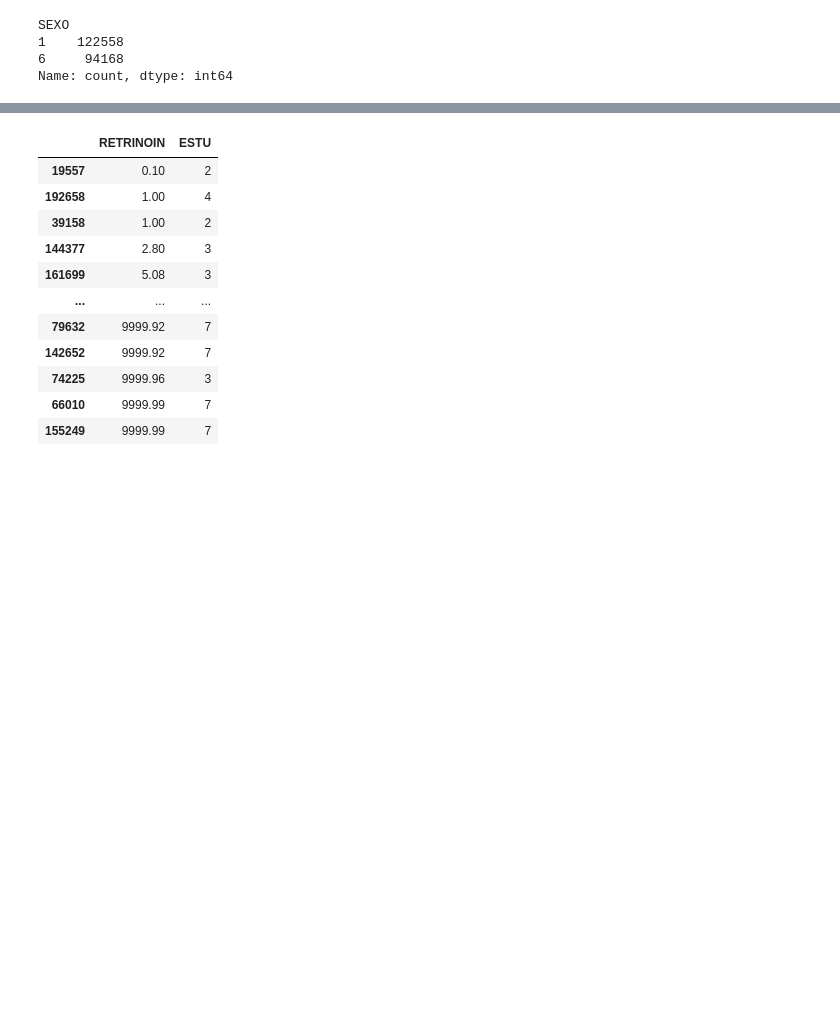
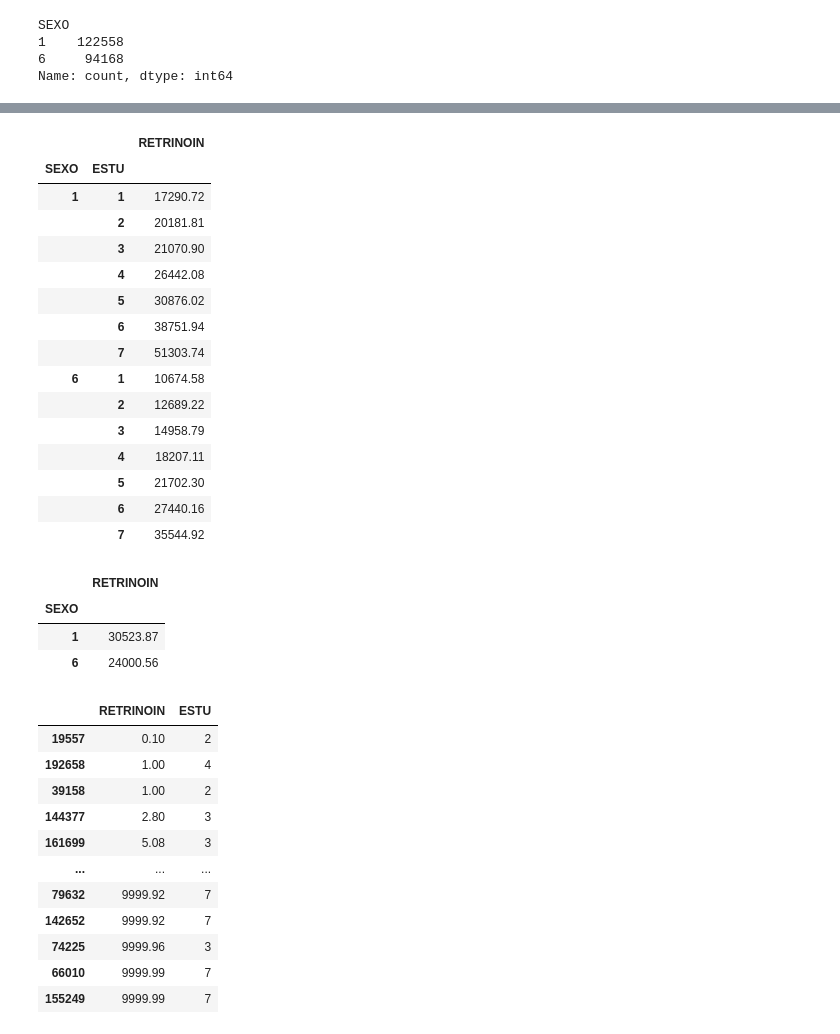
Before and after one commit to Gbau11/Empleo-Espa-a, a Jupyter notebook: code/empleo.ipynb, the cells around one changed output, grey strips where cells are left out. Cells and saved outputs as stored; diff of their text form; code cells hidden in the pictures; blank space fills up the shorter version.

```diff
--- a/code/empleo.ipynb
+++ b/code/empleo.ipynb
@@ -73,6 +120,32 @@ salarios = salarios[salarios['RETRINOIN']!=0]
+# %%
+sal.groupby(['SEXO','ESTU']).agg({'RETRINOIN':'mean'})
+# %% [output]
+|  |  | RETRINOIN |
+| SEXO | ESTU |  |
+| 1 | 1 | 17290.72 |
+|  | 2 | 20181.81 |
+|  | 3 | 21070.90 |
+|  | 4 | 26442.08 |
+|  | 5 | 30876.02 |
+|  | 6 | 38751.94 |
+|  | 7 | 51303.74 |
+| 6 | 1 | 10674.58 |
+|  | 2 | 12689.22 |
+|  | 3 | 14958.79 |
+|  | 4 | 18207.11 |
+|  | 5 | 21702.30 |
+|  | 6 | 27440.16 |
+|  | 7 | 35544.92 |
 # %%
 sal1 = salarios[salarios['RETRINOIN']>1000]
 sal2 = salarios[salarios['RETRINOIN']>5000]
+# %%
+sal2.groupby('SEXO').agg({'RETRINOIN':'mean'})
+# %% [output]
+|  | RETRINOIN |
+| SEXO |  |
+| 1 | 30523.87 |
+| 6 | 24000.56 |
 # %%
 salarios[salarios['RETRINOIN']<10000]
 # %% [output]
```
Also changed, not shown: parts of 8 cells of this notebook, 37 other files.
